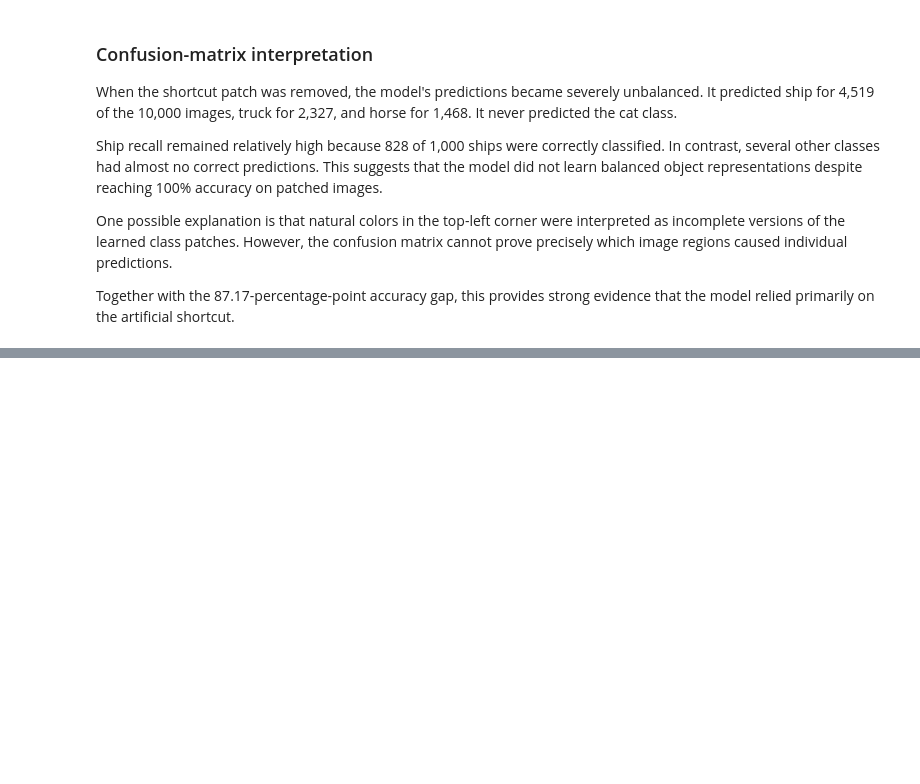
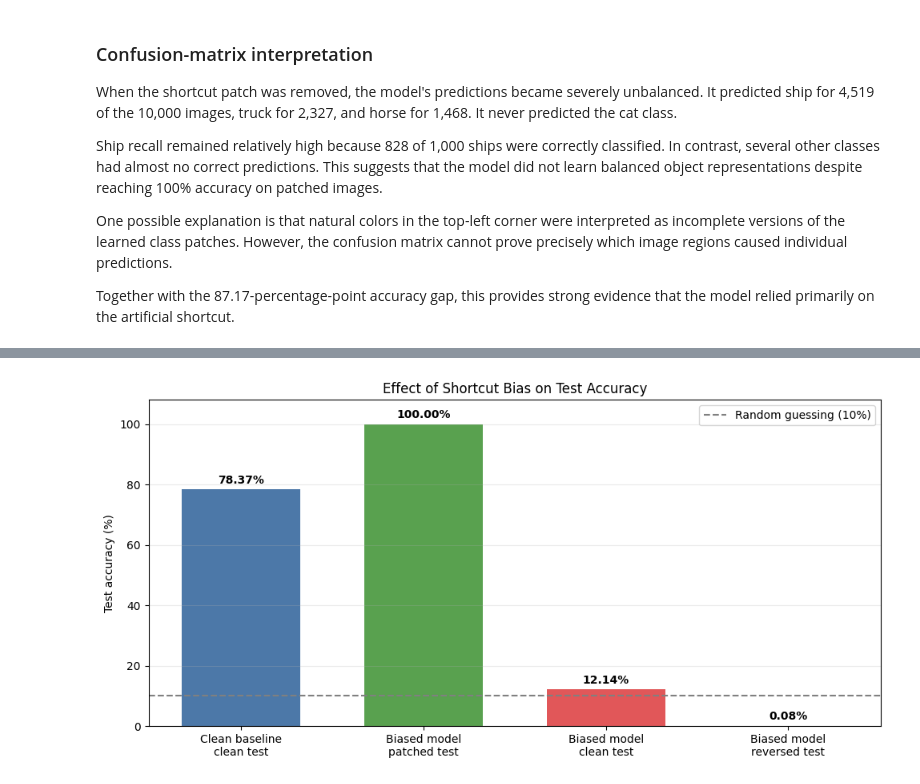
Before and after one commit to m4444sa/alexnet-study, a Jupyter notebook: notebooks/shortcut_bias_experiment.ipynb, the cells around one changed output, grey strips where cells are left out. Drawn from its saved outputs; the diff is of its cells as text; code cells hidden in the pictures; blank space fills up the shorter version.

Commit message:
added reversed patches

```diff
--- a/notebooks/shortcut_bias_experiment.ipynb
+++ b/notebooks/shortcut_bias_experiment.ipynb
@@ -937,0 +990,11 @@ display(clean_class_metrics.round(4))
+# %%
+reversed_test_loss, reversed_test_accuracy, reversed_test_correct = (
+    evaluate_model(
+        biased_evaluation_model,
+        reversed_test_loader
+    )
+)
+
+print("Reversed-patch test accuracy:", f"{reversed_test_accuracy:.2%}",
+      f"({reversed_test_correct}/10000)")
+print("Reversed-patch test loss:", f"{reversed_test_loss:.4f}")
@@ -937,0 +1004,43 @@ display(clean_class_metrics.round(4))
+# %%
+conditions = [
+    "Clean baseline\nclean test",
+    "Biased model\npatched test",
+    "Biased model\nclean test",
+    "Biased model\nreversed test"
+]
+
+accuracies = [
+    100 * baseline_clean_accuracy,
+    100 * biased_test_accuracy,
+    100 * clean_test_accuracy,
+    100 * reversed_test_accuracy
+]
+
+colours = [
+    "#4C78A8",
+    "#59A14F",
+    "#E15759",
+    "#B07AA1"
+]
+
+fig, ax = plt.subplots(figsize=(10, 5))
+
+bars = ax.bar(conditions, accuracies, color=colours, width=0.65)
+
+ax.axhline(y=10, color="gray", linestyle="--", linewidth=1.5,
+           label="Random guessing (10%)")
+
+for bar, accuracy in zip(bars, accuracies):
+    ax.text(bar.get_x() + bar.get_width() / 2, accuracy + 2,
+             f"{accuracy:.2f}%", ha="center", fontweight="bold")
+
+ax.set_title("Effect of Shortcut Bias on Test Accuracy")
+ax.set_ylabel("Test accuracy (%)")
+ax.set_ylim(0, 108)
+ax.grid(axis="y", alpha=0.25)
+ax.legend()
+
+fig.tight_layout()
+plt.show()
+# %% [output]
+[figure, added]
```
Also changed, not shown: parts of 13 cells of this notebook.
